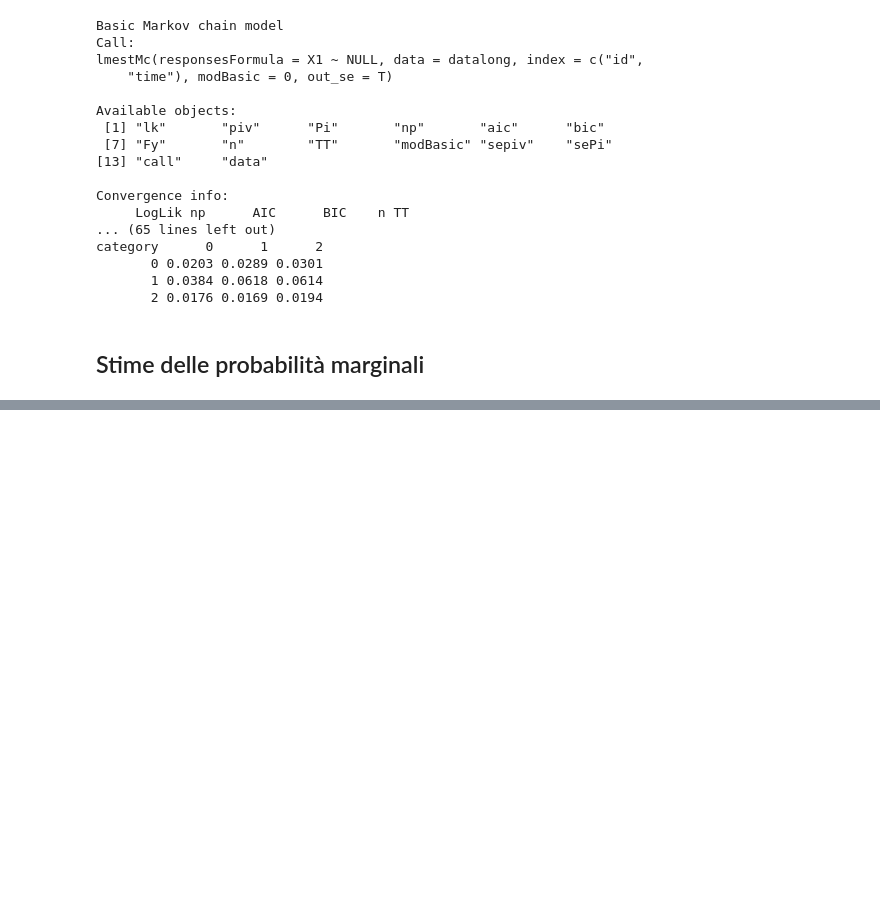
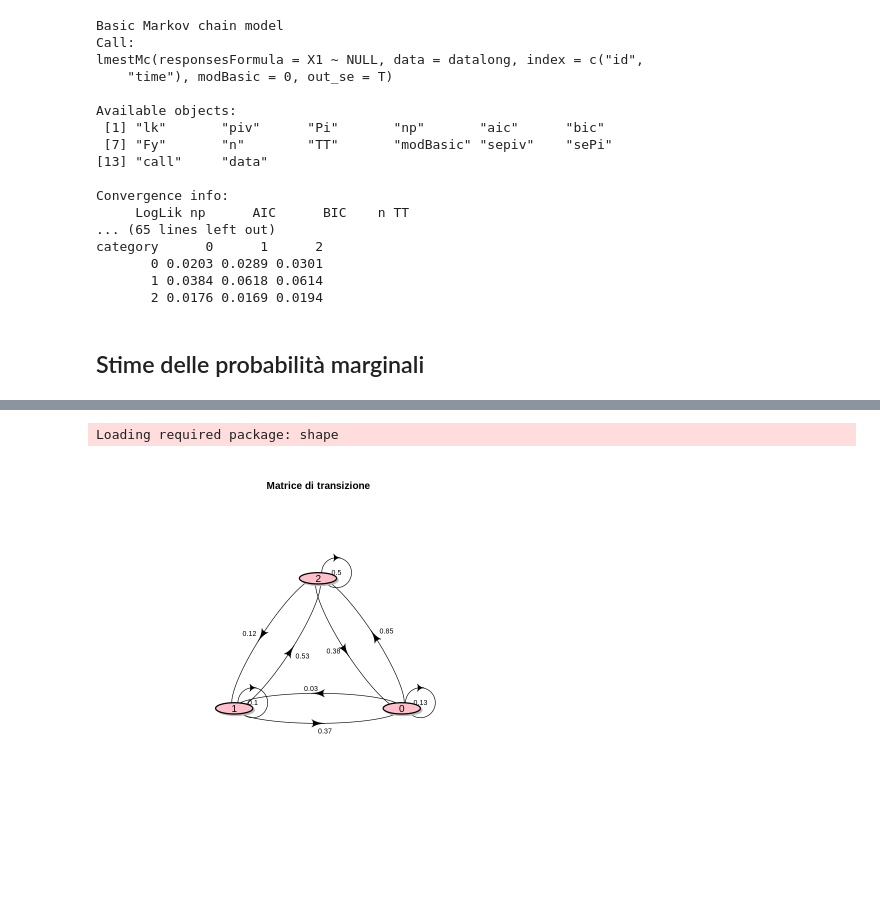
Before and after one commit to Nikolay1982Nikolaev/Bayes-Bicocca, a Jupyter notebook: L8_ModTransizioni.ipynb, the cells around one changed output, grey strips where cells are left out. Drawn from its saved outputs; the diff is of its cells as text; code cells hidden in the pictures; blank space fills up the shorter version.

```diff
--- a/L8_ModTransizioni.ipynb
+++ b/L8_ModTransizioni.ipynb
@@ -317,0 +334,4 @@ category      0      1      2
+# %%
+#$ Matrice di transizione
+pi2 <- round(out3h$Pi[,,2],2);
+pi2
@@ -326,0 +382,16 @@ A matrix: 4 × 3 of type dbl
+# %%
+library(diagram)
+## Loading required package: shape
+plotmat(t(pi2),
+        lwd = 1,
+        box.lwd = 2,
+        box.col =  "pink",
+        relsize = 0.7,
+        self.cex = 0.8,
+        cex.txt = 0.7,
+        box.size = 0.1,
+        box.prop = 0.3,
+        main = "Matrice di transizione")
+# %% [output]
+Loading required package: shape
+[figure, added]
```
Also changed, not shown: parts of 13 cells of this notebook.
